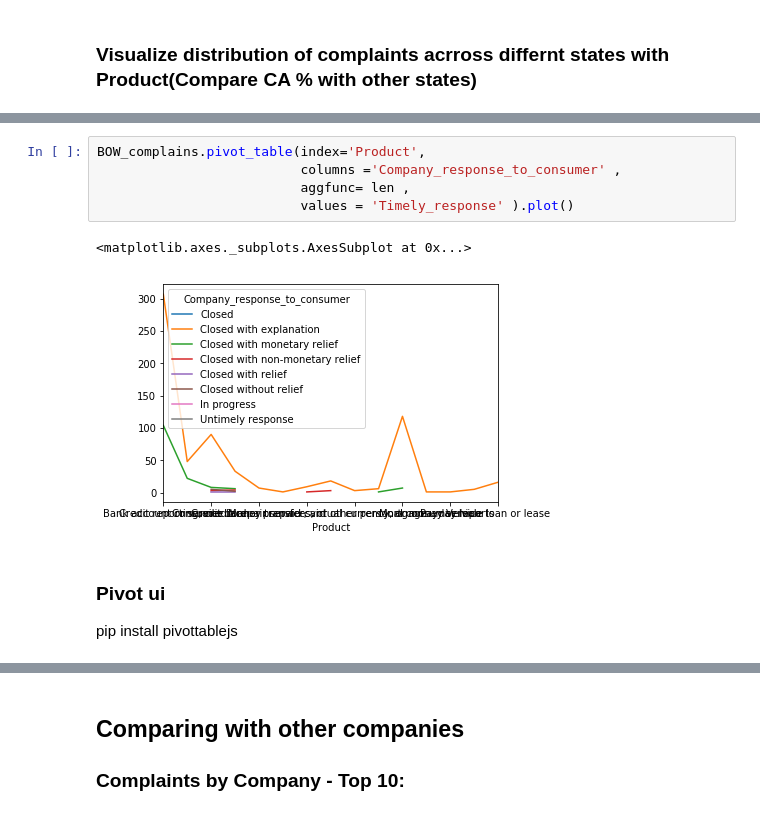
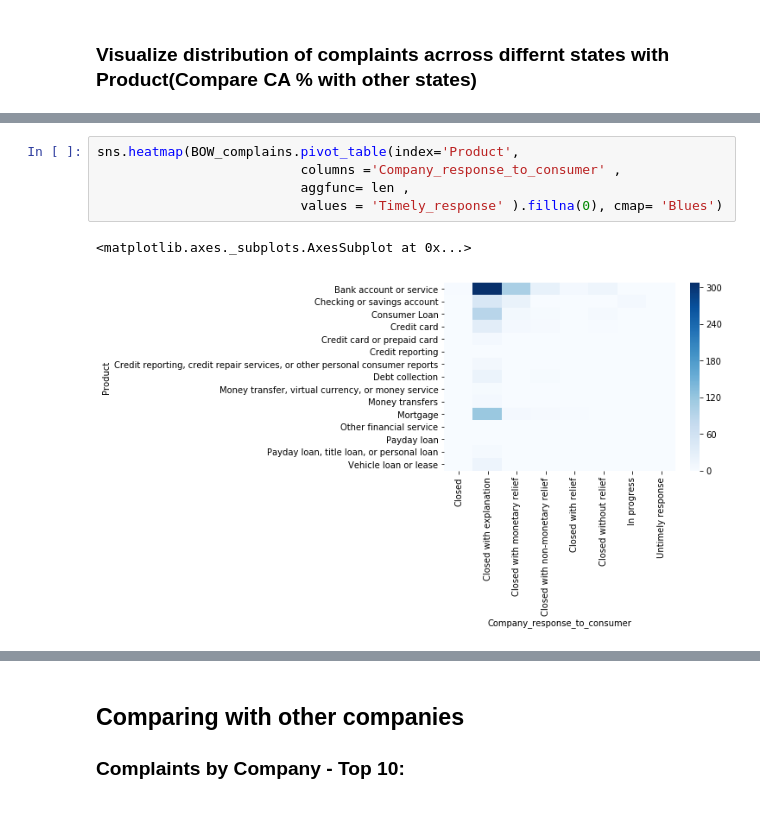
Before and after one commit to Preethikoneti/Final_Project, a Jupyter notebook: CFPB_Final_Project.ipynb, the cells around one changed output, grey strips where cells are left out. Saved outputs shown, nothing was run; the diff lists cells and outputs as text.

```diff
--- a/CFPB_Final_Project.ipynb
+++ b/CFPB_Final_Project.ipynb
@@ -441,13 +468,10 @@ BOW_complains.pivot_table(index='Product',
 | Payday loan, title loan, or perso... | NaN | 5.0 | NaN | NaN | ... |
 | Vehicle loan or lease | NaN | 16.0 | 1.0 | 1.0 | ... |
 # %%
-BOW_complains.pivot_table(index='Product',
+sns.heatmap(BOW_complains.pivot_table(index='Product',
                           columns ='Company_response_to_consumer' ,
                           aggfunc= len ,
-                          values = 'Timely_response' ).plot()
+                          values = 'Timely_response' ).fillna(0), cmap= 'Blues')
 # %% [output]
 <matplotlib.axes._subplots.AxesSubplot at 0x...>
-[figure, old version]
+[figure, new version]
-# %% [markdown]
-### Pivot ui
-pip install pivottablejs
```
Also changed, not shown: parts of 78 cells of this notebook.
